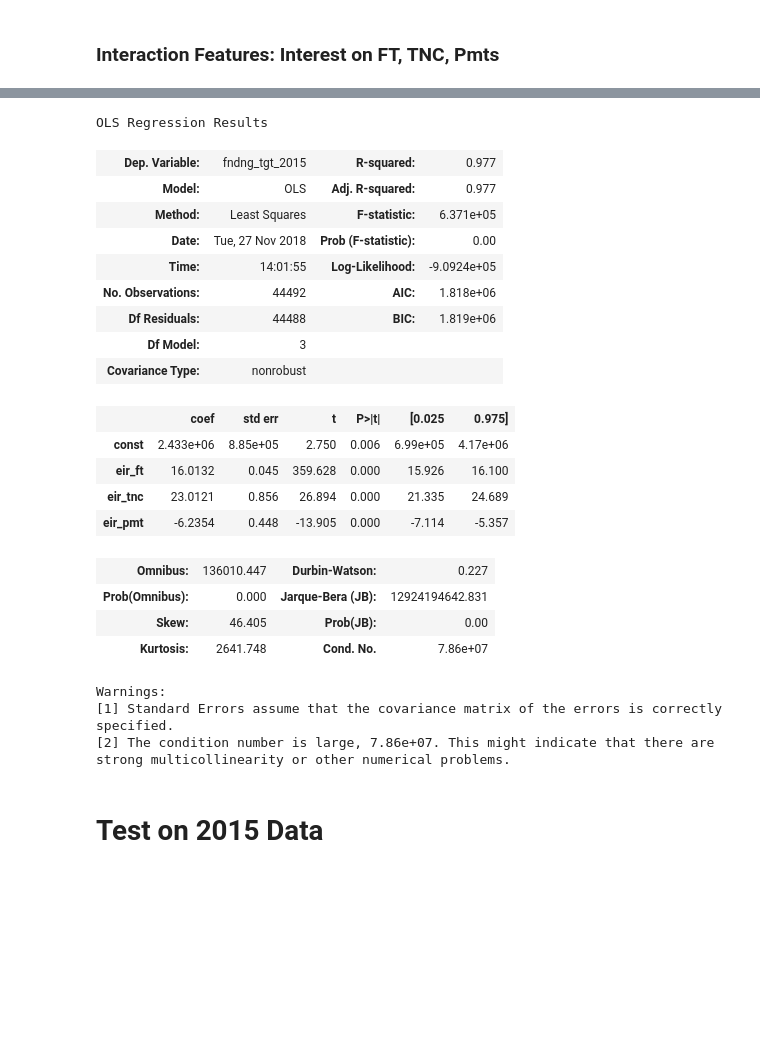
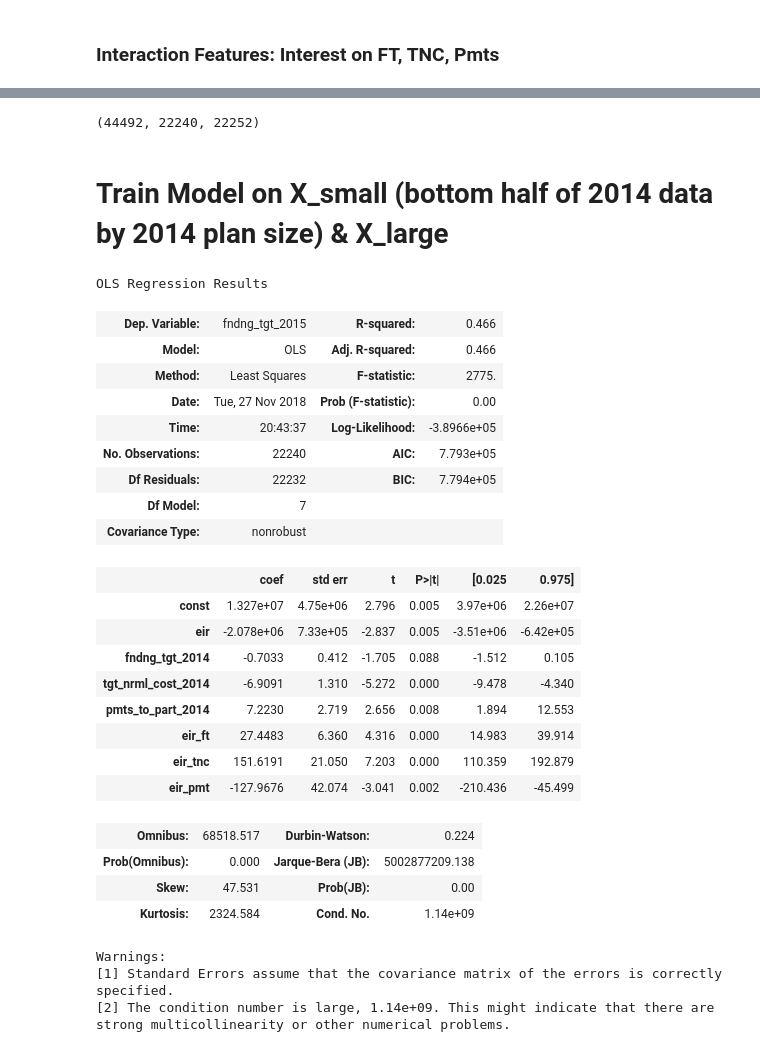
Before and after one commit to LindseyMoser/DSI_Capstone_B, a Jupyter notebook: 1_Data/Model_Linear_Regression_StatsModel.ipynb, the cells around one changed output, grey strips where cells are left out. Saved outputs shown, nothing was run; the diff lists cells and outputs as text; code cells hidden in the pictures; blank space fills up the shorter version.

```diff
--- a/1_Data/Model_Linear_Regression_StatsModel.ipynb
+++ b/1_Data/Model_Linear_Regression_StatsModel.ipynb
@@ -92,0 +114,4 @@ strong multicollinearity or other numerical problems.
+# %%
+'''Fit Model to Test Predictions'''
+X = sm.add_constant(X)
+lin_model = sm.OLS(y, X).fit()
@@ -116,26 +176,42 @@ X_small = X[['eir_ft','eir_tnc', 'eir_pmt']]
+# %%
+year=2014
+X_small = X[X['fndng_tgt_{}'.format(year)] < X['fndng_tgt_{}'.format(year)].quantile(.5)]
+X_big = X[X['fndng_tgt_{}'.format(year)] >= X['fndng_tgt_{}'.format(year)].quantile(.5)]
+y_small = y[X['fndng_tgt_{}'.format(year)] < X['fndng_tgt_{}'.format(year)].quantile(.5)]
+y_big = y[X['fndng_tgt_{}'.format(year)] >= X['fndng_tgt_{}'.format(year)].quantile(.5)]
+# %%
+len(X), len(X_small), len(X_big)
+# %% [output]
+(44492, 22240, 22252)
+# %% [markdown]
+<h1>Train Model on X_small (bottom half of 2014 data by 2014 plan size) & X_large</h1>
 # %%
-summary_model(X_small, y)
+summary_model(X_small, y_small)
 # %% [output]
 OLS Regression Results
-| Dep. Variable: | fndng_tgt_2015 | R-squared: | 0.977 |
-| Model: | OLS | Adj. R-squared: | 0.977 |
-| Method: | Least Squares | F-statistic: | 6.371e+05 |
+| Dep. Variable: | fndng_tgt_2015 | R-squared: | 0.466 |
+| Model: | OLS | Adj. R-squared: | 0.466 |
+| Method: | Least Squares | F-statistic: | 2775. |
 | Date: | Tue, 27 Nov 2018 | Prob (F-statistic): | 0.00 |
-| Time: | 14:01:55 | Log-Likelihood: | -9.0924e+05 |
-| No. Observations: | 44492 | AIC: | 1.818e+06 |
-| Df Residuals: | 44488 | BIC: | 1.819e+06 |
-| Df Model: | 3 |  |  |
+| Time: | 20:43:37 | Log-Likelihood: | -3.8966e+05 |
+| No. Observations: | 22240 | AIC: | 7.793e+05 |
+| Df Residuals: | 22232 | BIC: | 7.794e+05 |
+| Df Model: | 7 |  |  |
 | Covariance Type: | nonrobust |  |  |
 |  | coef | std err | t | P>|t| | [0.025 | 0.975] |
-| const | 2.433e+06 | 8.85e+05 | 2.750 | 0.006 | 6.99e+05 | 4.17e+06 |
-| eir_ft | 16.0132 | 0.045 | 359.628 | 0.000 | 15.926 | 16.100 |
-| eir_tnc | 23.0121 | 0.856 | 26.894 | 0.000 | 21.335 | 24.689 |
-| eir_pmt | -6.2354 | 0.448 | -13.905 | 0.000 | -7.114 | -5.357 |
+| const | 1.327e+07 | 4.75e+06 | 2.796 | 0.005 | 3.97e+06 | 2.26e+07 |
+| eir | -2.078e+06 | 7.33e+05 | -2.837 | 0.005 | -3.51e+06 | -6.42e+05 |
+| fndng_tgt_2014 | -0.7033 | 0.412 | -1.705 | 0.088 | -1.512 | 0.105 |
+| tgt_nrml_cost_2014 | -6.9091 | 1.310 | -5.272 | 0.000 | -9.478 | -4.340 |
+| pmts_to_part_2014 | 7.2230 | 2.719 | 2.656 | 0.008 | 1.894 | 12.553 |
+| eir_ft | 27.4483 | 6.360 | 4.316 | 0.000 | 14.983 | 39.914 |
+| eir_tnc | 151.6191 | 21.050 | 7.203 | 0.000 | 110.359 | 192.879 |
+| eir_pmt | -127.9676 | 42.074 | -3.041 | 0.002 | -210.436 | -45.499 |
-| Omnibus: | 136010.447 | Durbin-Watson: | 0.227 |
-| Prob(Omnibus): | 0.000 | Jarque-Bera (JB): | 12924194642.831 |
-| Skew: | 46.405 | Prob(JB): | 0.00 |
-| Kurtosis: | 2641.748 | Cond. No. | 7.86e+07 |
+| Omnibus: | 68518.517 | Durbin-Watson: | 0.224 |
+| Prob(Omnibus): | 0.000 | Jarque-Bera (JB): | 5002877209.138 |
+| Skew: | 47.531 | Prob(JB): | 0.00 |
+| Kurtosis: | 2324.584 | Cond. No. | 1.14e+09 |
 Warnings:
 [1] Standard Errors assume that the covariance matrix of the errors is correctly specified.
-[2] The condition number is large, 7.86e+07. This might indicate that there are
+[2] The condition number is large, 1.14e+09. This might indicate that there are
 strong multicollinearity or other numerical problems.
@@ -168,2 +217,0 @@ def plot_resid(y_true, y_pred):
-# %% [markdown]
-<h1>Test on 2015 Data</h1>
```
Also changed, not shown: parts of 42 cells of this notebook, 1 other file.
